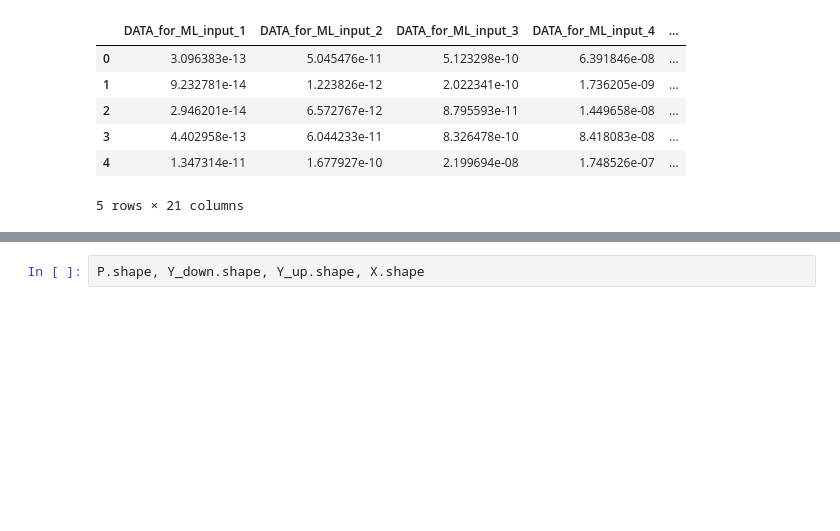
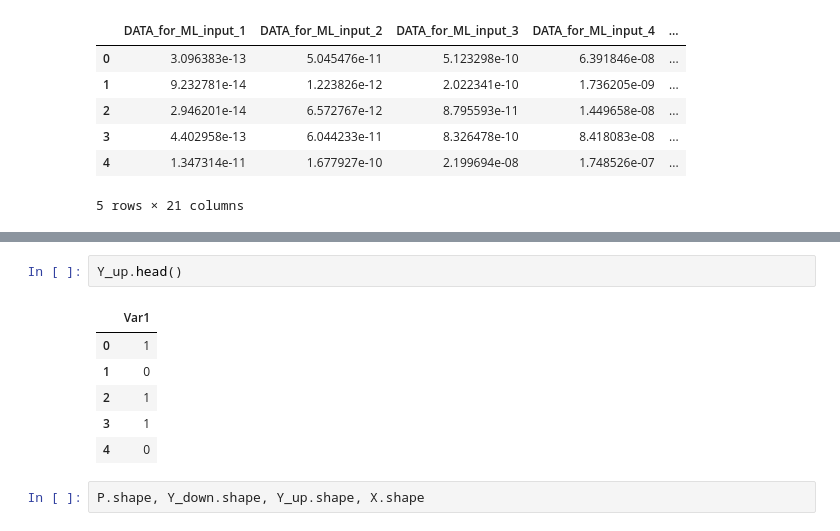
Before and after one commit to alexeyhorkin/ml_dl_with_topology_data, a Jupyter notebook: notebooks/eda/EDA_of_data_2.ipynb, the cells around one changed output, grey strips where cells are left out. Drawn from its saved outputs; the diff is of its cells as text; blank space fills up the shorter version.

```diff
--- a/notebooks/eda/EDA_of_data_2.ipynb
+++ b/notebooks/eda/EDA_of_data_2.ipynb
@@ -67,3 +61,12 @@ Y_down.head(), Y_up.head()
+# %%
+Y_up.head()
+# %% [output]
+|  | Var1 |
+| 0 | 1 |
+| 1 | 0 |
+| 2 | 1 |
+| 3 | 1 |
+| 4 | 0 |
 # %%
 P.shape, Y_down.shape, Y_up.shape, X.shape
 # %% [output]
```
Also changed, not shown: parts of 4 cells of this notebook.
